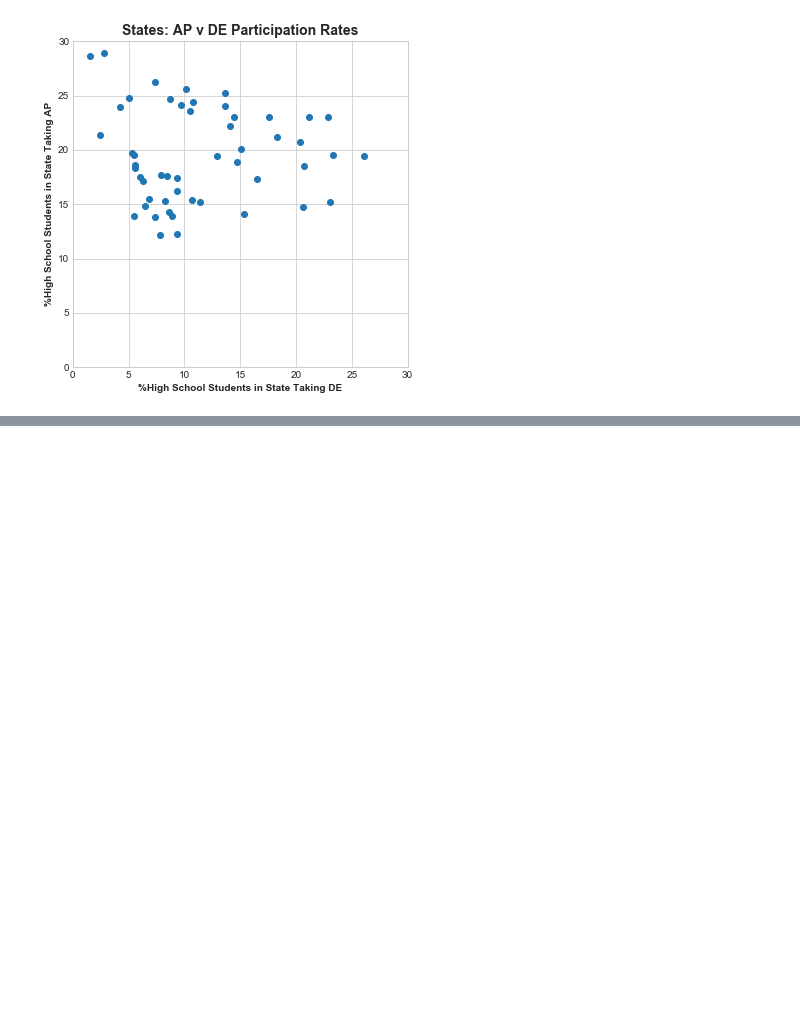
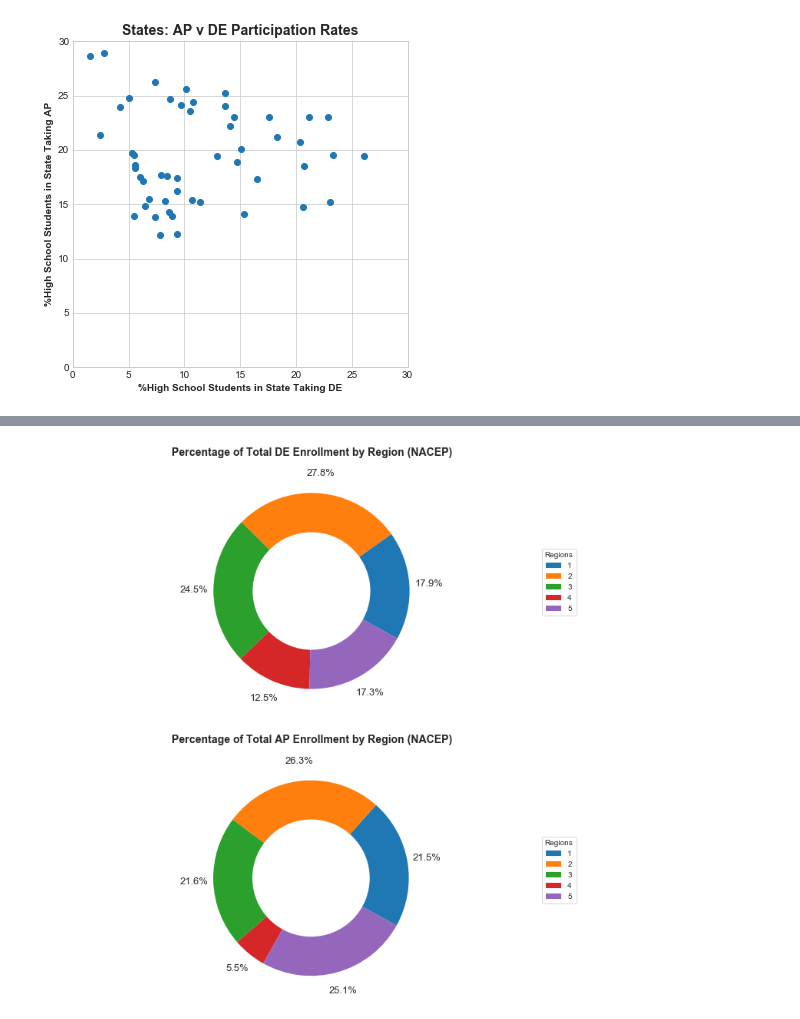
Before and after one commit to oconnoag/nacep_dual_enrollment_analysis, a Jupyter notebook: jupyter_notebooks/02_enrollment_analysis-By-Offering.ipynb, the cells around one changed output, grey strips where cells are left out. Cells and saved outputs as stored; diff of their text form; code cells hidden in the pictures; blank space fills up the shorter version.

```diff
--- a/jupyter_notebooks/02_enrollment_analysis-By-Offering.ipynb
+++ b/jupyter_notebooks/02_enrollment_analysis-By-Offering.ipynb
@@ -625,0 +721,4 @@ plt.show()
+# %%
+region_enrollment_nacep = by_offering_enrollment_compiler(crdc_1516_deYes, crdc_1516_apYes, 'region_nacep')
+region_enrollment_nacep.index.name = 'Region'
+region_enrollment_nacep
@@ -625,0 +733,32 @@ plt.show()
+# %%
+f, (ax1,ax2) = plt.subplots(2,1, figsize = (10,10))
+
+plt.sca(ax1)
+a1 = region_enrollment_nacep.plot.pie(y = 'DE Students',
+                        autopct='%1.1f%%', #explode = [.05 for i in range(len(eth_enrollments))],
+                        startangle = -29, pctdistance=1.2, labels = None, fontsize = 13, ax=ax1)
+plt.legend(labels = region_enrollment_nacep.index,
+           bbox_to_anchor = (1,0.71), title = 'Regions',
+          frameon=True)
+plt.ylabel('')
+plt.title('Percentage of Total DE Enrollment by Region (NACEP)', y=1.1)
+centre_circle = plt.Circle((0,0),0.6,fc='white')
+a1.add_artist(centre_circle)
+a1.axis('equal')
+
+plt.sca(ax2)
+a2 = region_enrollment_nacep.plot.pie(y = 'AP Students',
+                        autopct='%1.1f%%', #explode = [.05 for i in range(len(eth_enrollments))],
+                        startangle = -29, pctdistance=1.2, labels = None, fontsize = 13, ax=ax2)
+plt.legend(labels = region_enrollment_nacep.index,
+           bbox_to_anchor = (1,0.71), title = 'Regions',
+          frameon=True)
+plt.ylabel('')
+plt.title('Percentage of Total AP Enrollment by Region (NACEP)', y=1.1)
+centre_circle = plt.Circle((0,0),0.6,fc='white')
+a2.add_artist(centre_circle)
+a2.axis('equal')
+plt.tight_layout(h_pad=5)
+plt.show()
+# %% [output]
+[figure, added]
```
Also changed, not shown: parts of 11 cells of this notebook, 6 other files.
